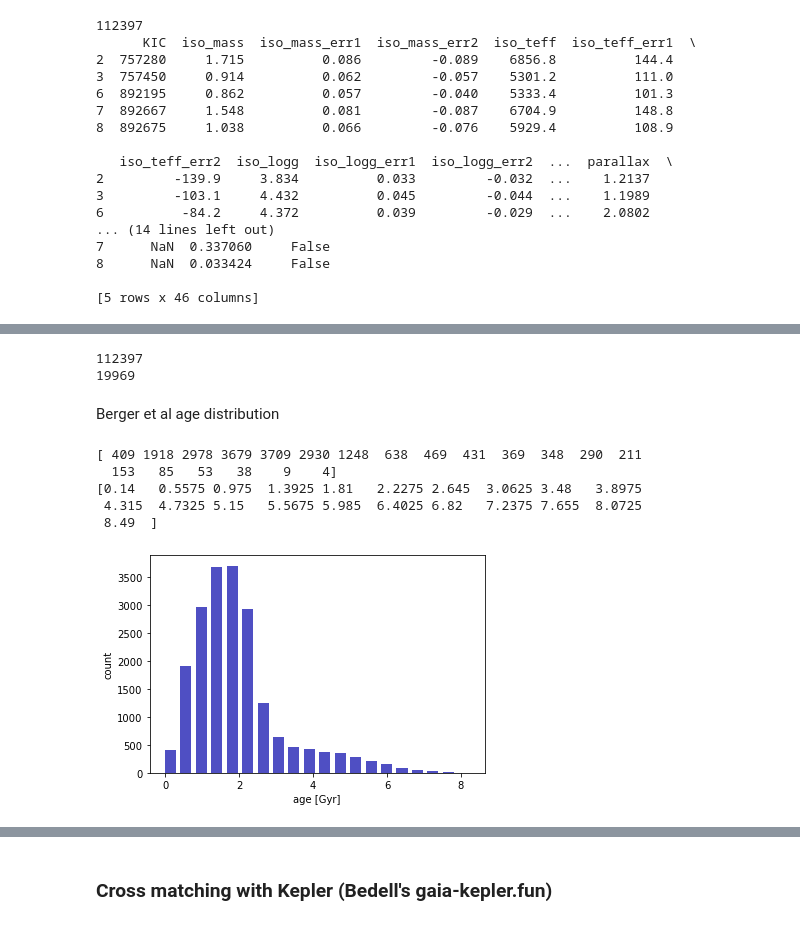
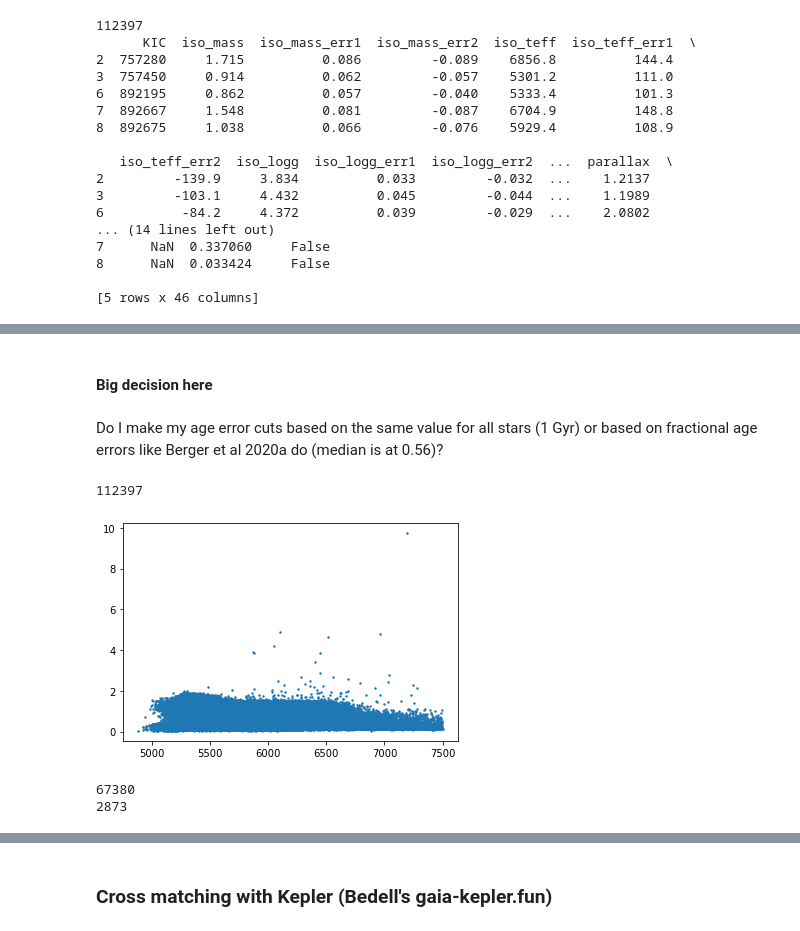
Before and after one commit to exoclam/sculpting, a Jupyter notebook: isolate_with_bedell.ipynb, the cells around one changed output, grey strips where cells are left out. Cells and saved outputs as stored; diff of their text form; code cells hidden in the pictures.

```diff
--- a/isolate_with_bedell.ipynb
+++ b/isolate_with_bedell.ipynb
@@ -133,30 +138,27 @@ print(catalog.head())
+# %% [markdown]
+#### Big decision here
+# %% [markdown]
+Do I make my age error cuts based on the same value for all stars (1 Gyr) or based on fractional age errors like Berger et al 2020a do (median is at 0.56)?
 # %%
+### OLD WAY
 # get rid of stars with age errors greater than 1 Gyr
 print(len(catalog))
-catalog = catalog.loc[np.abs(catalog.iso_age_err1) < 1.]
-catalog = catalog.loc[np.abs(catalog.iso_age_err2) < 1.]
+#catalog = catalog.loc[np.abs(catalog.iso_age_err1) < 1.]
+#catalog = catalog.loc[np.abs(catalog.iso_age_err2) < 1.]
+
+### POTENTIAL NEW WAY
+# get rid of stars with fractional age errors greater than 0.75 (after the last peak, based on Fig 11 in Berger et al 2020a
+catalog['fractional_err1'] = catalog.iso_age_err1/catalog.iso_age
+catalog['fractional_err2'] = catalog.iso_age_err2/catalog.iso_age
+plt.scatter(catalog.iso_teff, catalog.fractional_err1, s=2)
+plt.show()
+
+catalog = catalog.loc[catalog.fractional_err1 <= 0.56]
+catalog = catalog.loc[np.abs(catalog.fractional_err2) <= 0.56]
 print(len(catalog))
+print(len(catalog.loc[catalog.iso_teff < 5300])) # how many of these are K dwarfs?
 # %% [output]
 112397
-19969
+[figure, added]
+67380
+2873
-# %% [markdown]
-Berger et al age distribution
-# %%
-import matplotlib.pyplot as plt
-%matplotlib inline
-
-# age histogram for all stars with well-constrained ages
-age_hist, age_bin_edges = np.histogram(catalog.iso_age, bins=20)
-print(age_hist)
-print(age_bin_edges)
-plt.bar(age_bin_edges[:-1], age_hist, width = 0.3, color='#0504aa',alpha=0.7)
-plt.ylabel("count")
-plt.xlabel("age [Gyr]")
-plt.show()
-# %% [output]
-[ 409 1918 2978 3679 3709 2930 1248  638  469  431  369  348  290  211
-  153   85   53   38    9    4]
-[0.14   0.5575 0.975  1.3925 1.81   2.2275 2.645  3.0625 3.48   3.8975
- 4.315  4.7325 5.15   5.5675 5.985  6.4025 6.82   7.2375 7.655  8.0725
- 8.49  ]
-[figure, removed]
```
Also changed, not shown: parts of 14 cells of this notebook.
